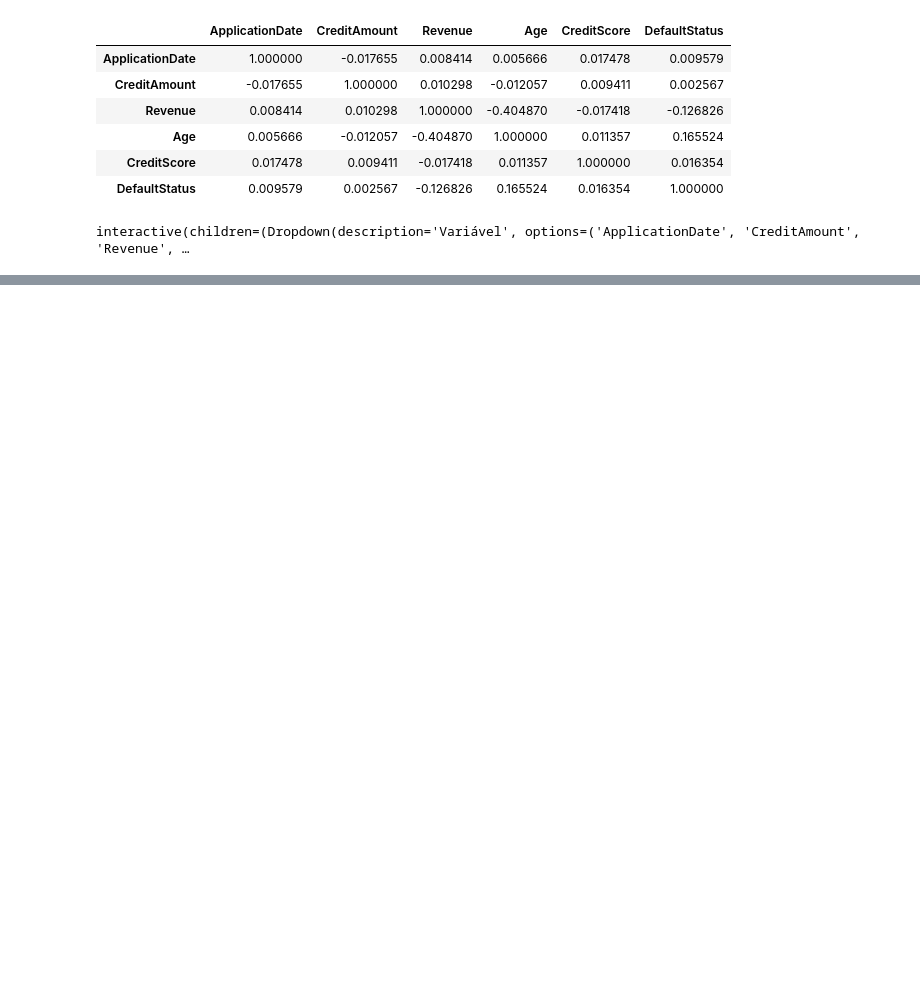
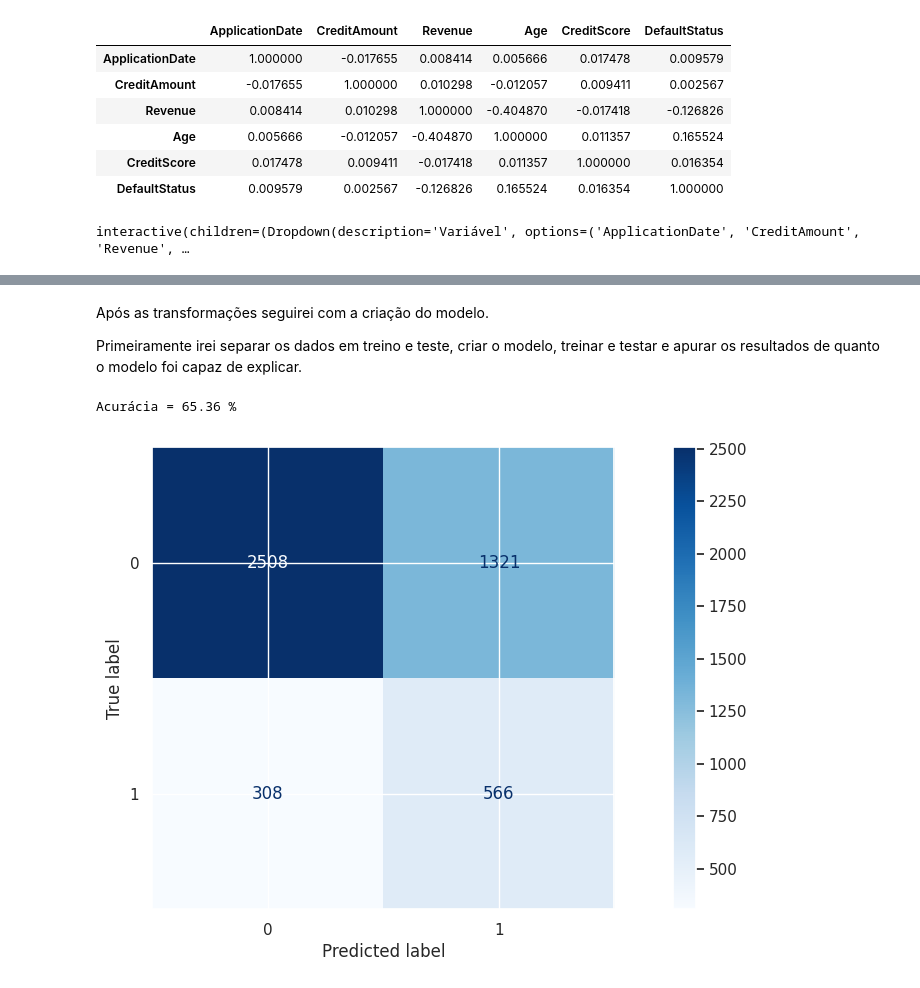
Before and after one commit to MatSchualtz/estudo_credito, a Jupyter notebook: Notebooks/estudo_de_caso.ipynb, the cells around one changed output, grey strips where cells are left out. Cells and saved outputs as stored; diff of their text form; code cells hidden in the pictures; blank space fills up the shorter version.

```diff
--- a/Notebooks/estudo_de_caso.ipynb
+++ b/Notebooks/estudo_de_caso.ipynb
@@ -356,0 +354,24 @@ Tópico destinado para estimação de um modelo de regressão com objetivo de en
+# %%
+y = df_cleaning['DefaultStatus'].reset_index(drop=True)
+
+X = df_cleaning[['ApplicationDate','CreditAmount','PersonType','ProductType','City','Revenue','Age','CreditScore']].reset_index(drop=True)
+# %%
+x_numeric = X.select_dtypes(include=['number'])
+x_categorical = X.select_dtypes(include=['object'])
+
+# Escalonamento
+
+scale = StandardScaler()
+x_numeric = pd.DataFrame(scale.fit_transform(x_numeric), columns=x_numeric.columns)
+
+# Dummies
+
+x_categorical = pd.get_dummies(x_categorical)
+
+# X
+
+X = pd.concat([x_numeric,x_categorical],axis=1)
+# %% [markdown]
+Após as transformações seguirei com a criação do modelo.
+
+Primeiramente irei separar os dados em treino e teste, criar o modelo, treinar e testar e apurar os resultados de quanto o modelo foi capaz de explicar.
@@ -356,0 +380,18 @@ Tópico destinado para estimação de um modelo de regressão com objetivo de en
+# %%
+#Modelo
+
+lr = LogisticRegression(class_weight='balanced')
+
+lr.fit(X, y);
+
+print(f'Acurácia = {(lr.score(X, y) * 100):.2f} %')
+# %% [output]
+Acurácia = 65.36 %
+# %%
+y_predict = lr.predict(X)
+# %%
+ax = ConfusionMatrixDisplay(confusion_matrix=confusion_matrix(y, y_predict))
+ax.plot(cmap=plt.cm.Blues)
+plt.show()
+# %% [output]
+[figure, added]
```
Also changed, not shown: parts of 13 cells of this notebook.
